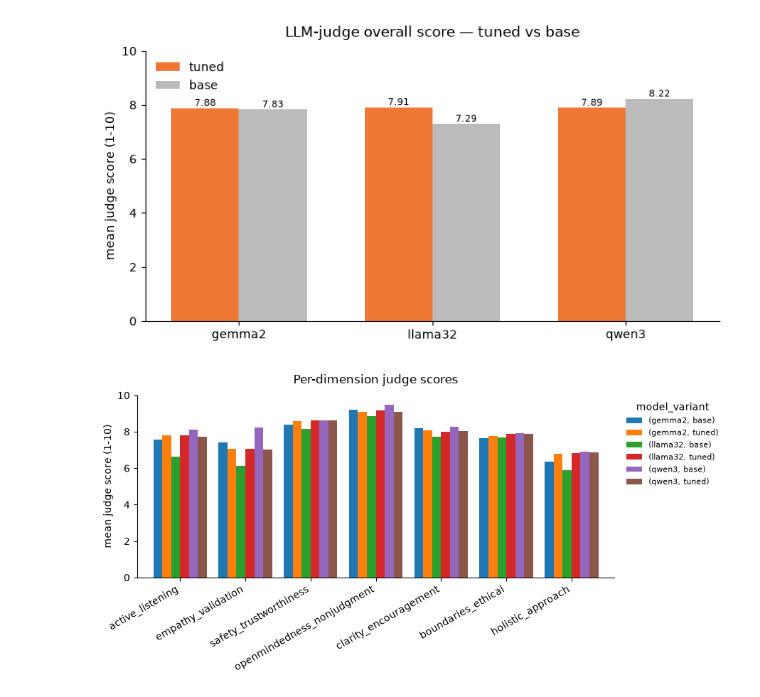
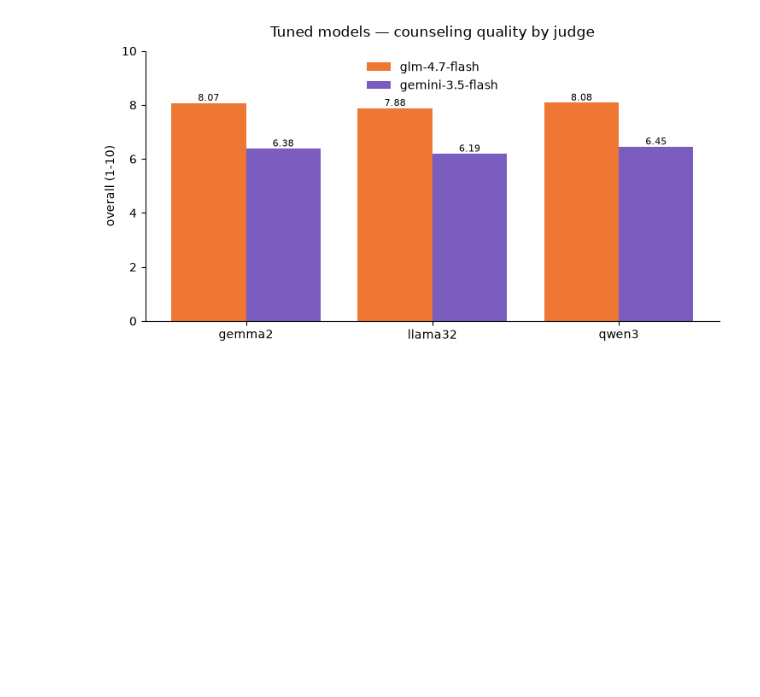
Before and after one commit to LimFengZhi/MindMateServerV1, a Jupyter notebook: fine_tuning_chatbot/evaluate/evaluate_llm_judge.ipynb, the cells around one changed output. Drawn from its saved outputs; the diff is of its cells as text; code cells hidden in the pictures; blank space fills up the shorter version.

```diff
--- a/fine_tuning_chatbot/evaluate/evaluate_llm_judge.ipynb
+++ b/fine_tuning_chatbot/evaluate/evaluate_llm_judge.ipynb
@@ -60,10 +67,0 @@ print(f"{len(SYSTEMS)} systems x {len(SAMPLE_IDX)} sampled questions "
-# %%
-# Judge smoke test (2 live calls) BEFORE spending on the batch
-name, recs = next(iter(SYSTEMS.items()))
-for idx in SAMPLE_IDX[:2]:
-    rec = recs[idx]
-    verdict = llm_judge.judge_one(client, rec["input"], rec["prediction"])
-    print(f"[{name} #{idx}] Q: {rec['input'][:90]}...")
-    print(f"  scores: {verdict['scores']}")
-    print(f"  justification: {verdict['justification'][:140]}\n")
-print("Smoke test OK — prompt, key, and parsing all work.")
@@ -80,10 +67,0 @@ Smoke test OK — prompt, key, and parsing all work.
-# %%
-# Judge every sampled response (incremental + resumable: verdicts append to
-# scores_raw.jsonl as they arrive; already-judged ids are skipped on re-run)
-items = []
-for system, recs in SYSTEMS.items():
-    for idx in SAMPLE_IDX:
-        items.append((f"{system}__{idx}", recs[idx]["input"], recs[idx]["prediction"]))
-print(f"{len(items)} judge calls (cost: $0 — expect ~{len(items) * 3 / 3600:.1f} h at free-tier pace)")
-
-llm_judge.judge_many(client, items, RESULTS / "scores_raw.jsonl")
@@ -125,38 +130,26 @@ scores.groupby(["model", "variant"])[llm_judge.DIMENSIONS].mean().round(2)
 # %%
-# Charts: overall mean judge score + per-dimension profile (tuned vs base)
-V_COLORS = {"tuned": "#EE7733", "base": "#BBBBBB"}
+# Bar chart: overall counseling quality per tuned model, one bar per judge
 plt.rcParams.update({"axes.spines.top": False, "axes.spines.right": False})
-
-scores["overall"] = scores[llm_judge.DIMENSIONS].mean(axis=1)
-agg = scores.groupby(["model", "variant"])["overall"].mean().reset_index()
-
+J_COLORS = ["#EE7733", "#7B5CBF", "#009988"]
+judges = list(JUDGES)
 x = np.arange(len(MODELS))
-width = 0.35
+width = 0.8 / max(1, len(judges))
 plt.figure(figsize=(7.5, 4))
-for k, variant in enumerate(VARIANTS):
-    vals = [agg[(agg["model"] == m) & (agg["variant"] == variant)]["overall"].mean()
-            for m in MODELS]
-    vals = [0 if np.isnan(v) else v for v in vals]
-    bars = plt.bar(x + (k - 0.5) * width, vals, width,
-                   color=V_COLORS[variant], label=variant)
+for k, jname in enumerate(judges):
+    vals = []
+    for m in MODELS:
+        sel = summary[(summary.model == m) & (summary.judge == jname)]
+        vals.append(float(sel["overall"].iloc[0]) if len(sel) else 0)
+    bars = plt.bar(x + (k - (len(judges) - 1) / 2) * width, vals, width,
+                   label=jname, color=J_COLORS[k % len(J_COLORS)])
     plt.bar_label(bars, fmt="{:.2f}", fontsize=8)
-plt.xticks(x, MODELS); plt.ylim(0, 10)
-plt.ylabel("mean judge score (1-10)")
-plt.title("LLM-judge overall score — tuned vs base", pad=12)
-plt.legend(frameon=False); plt.tight_layout()
-plt.savefig(RESULTS / "judge_overall.png", dpi=150, bbox_inches="tight")
+plt.xticks(x, MODELS)
+plt.ylim(0, 10)
+plt.ylabel("overall (1-10)")
+plt.title("Tuned models — counseling quality by judge", pad=12)
+plt.legend(frameon=False)
+plt.tight_layout()
+plt.savefig(OUT_DIR / "chart_judges.png", dpi=150, bbox_inches="tight")
 plt.show()
-
-dim_means = scores.groupby(["model", "variant"])[llm_judge.DIMENSIONS].mean()
-fig, ax = plt.subplots(figsize=(9, 4.5))
-dim_means.T.plot(kind="bar", ax=ax, width=0.82)
-ax.set_ylabel("mean judge score (1-10)"); ax.set_ylim(0, 10)
-ax.set_title("Per-dimension judge scores", pad=12)
-ax.legend(title="model_variant", frameon=False, fontsize=8,
-          loc="upper left", bbox_to_anchor=(1.01, 1))
-plt.xticks(rotation=30, ha="right"); plt.tight_layout()
-plt.savefig(RESULTS / "judge_dimensions.png", dpi=150, bbox_inches="tight")
-plt.show()
 # %% [output]
-[figure, old version]
+[figure, new version]
-[figure, removed]
```
Also changed, not shown: parts of 10 cells of this notebook, 57 other files.
